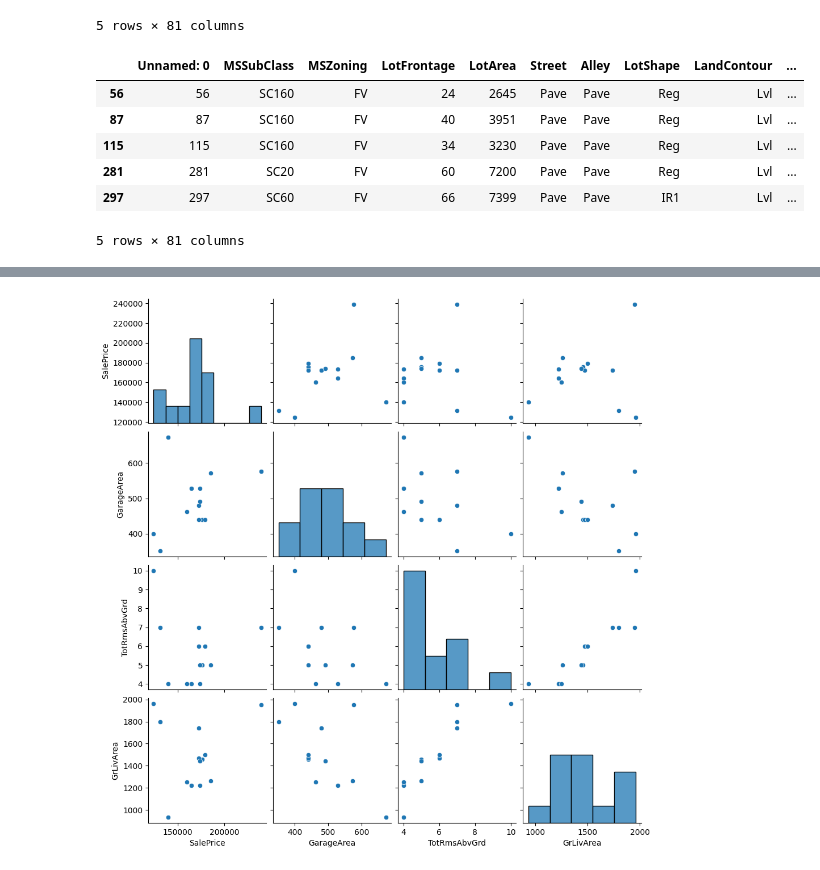
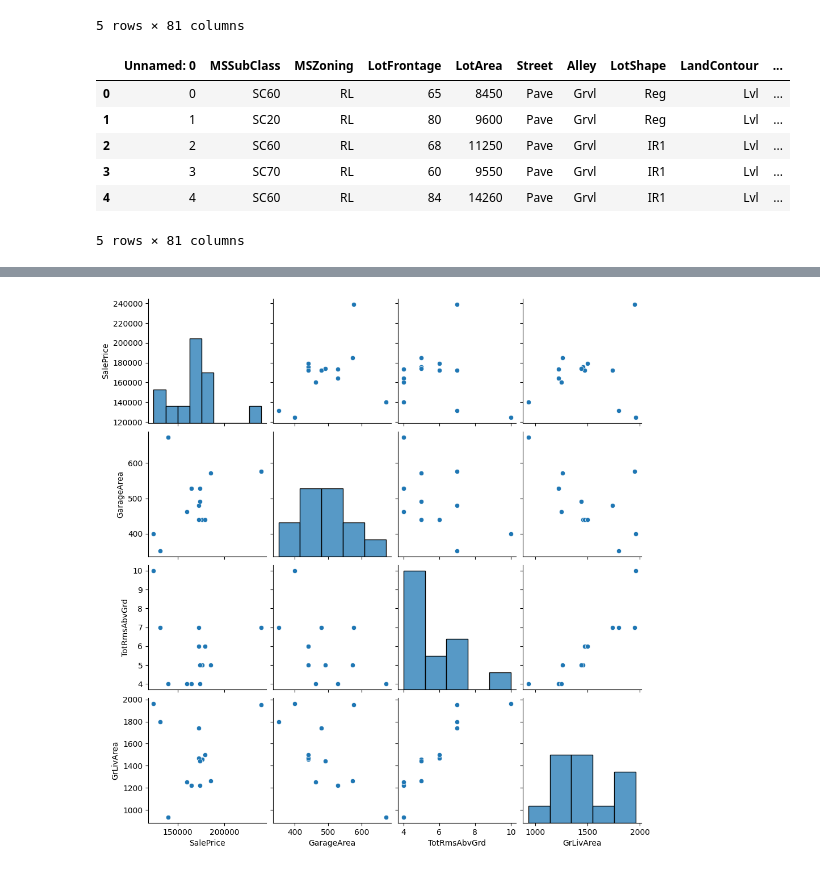
Before and after one commit to bhp001/project3_EDA, a Jupyter notebook: project3 jupiter file.ipynb, the cells around one changed output, grey strips where cells are left out. Cells and saved outputs as stored; diff of their text form; code cells hidden in the pictures.

```diff
--- a/project3 jupiter file.ipynb
+++ b/project3 jupiter file.ipynb
@@ -44,21 +44,29 @@ df.head()
 | 3 | 3 | SC70 | RL | 60 | 9550 | Pave | NaN | IR1 | Lvl | ... |
 | 4 | 4 | SC60 | RL | 84 | 14260 | Pave | NaN | IR1 | Lvl | ... |
 5 rows × 81 columns
-# %%
-# Task 2: Cleaning the Data
-# Handling missing values
-df = df.dropna()
-
-# Removing duplicates
-df = df.drop_duplicates()
+# %%
+# Task 2: Cleaning the Data
+def fill_missing_values(df):
+    # Handling missing values by filling null values
+    # Filling missing values in numerical columns with the mean
+    num_cols = df.select_dtypes(include='number').columns
+    df[num_cols] = df[num_cols].fillna(df[num_cols].mean())
+
+    # Filling missing values in object columns with the mode
+    obj_cols = df.select_dtypes(include='object').columns
+    df[obj_cols] = df[obj_cols].fillna(df[obj_cols].mode().iloc[0])
+
+    return df
+
+df1 = fill_missing_values(df)
 # %%
-df.head()
+df1.head()
 # %% [output]
 |  | Unnamed: 0 | MSSubClass | MSZoning | LotFrontage | LotArea | Street | Alley | LotShape | LandContour | ... |
-| 56 | 56 | SC160 | FV | 24 | 2645 | Pave | Pave | Reg | Lvl | ... |
-| 87 | 87 | SC160 | FV | 40 | 3951 | Pave | Pave | Reg | Lvl | ... |
-| 115 | 115 | SC160 | FV | 34 | 3230 | Pave | Pave | Reg | Lvl | ... |
-| 281 | 281 | SC20 | FV | 60 | 7200 | Pave | Pave | Reg | Lvl | ... |
-| 297 | 297 | SC60 | FV | 66 | 7399 | Pave | Pave | IR1 | Lvl | ... |
+| 0 | 0 | SC60 | RL | 65 | 8450 | Pave | Grvl | Reg | Lvl | ... |
+| 1 | 1 | SC20 | RL | 80 | 9600 | Pave | Grvl | Reg | Lvl | ... |
+| 2 | 2 | SC60 | RL | 68 | 11250 | Pave | Grvl | IR1 | Lvl | ... |
+| 3 | 3 | SC70 | RL | 60 | 9550 | Pave | Grvl | IR1 | Lvl | ... |
+| 4 | 4 | SC60 | RL | 84 | 14260 | Pave | Grvl | IR1 | Lvl | ... |
 5 rows × 81 columns
 # %%
```
Also changed, not shown: parts of 8 cells of this notebook.
